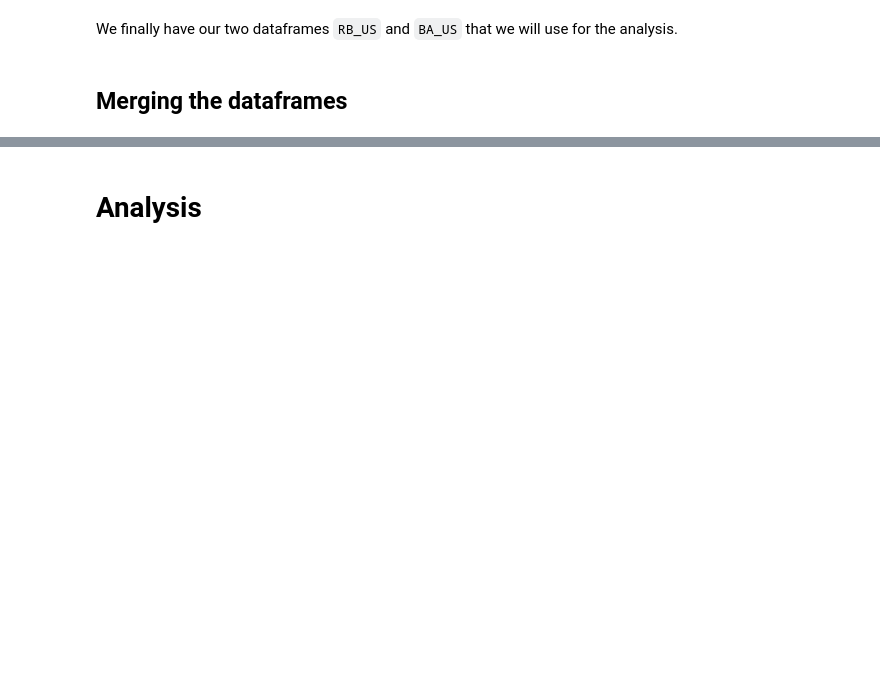
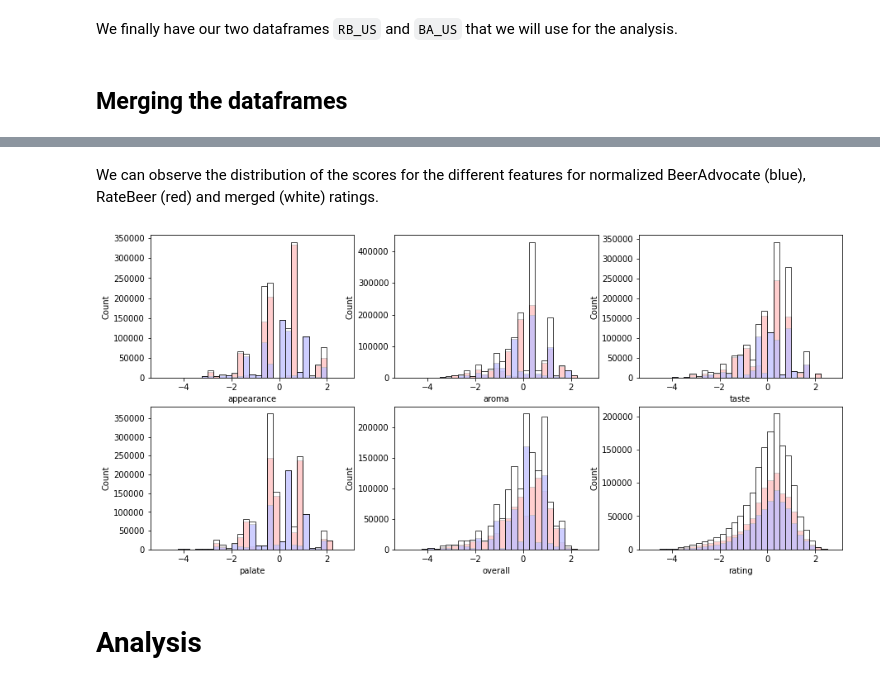
Before and after one commit to epfl-ada/ada-2022-project-datalcoholic, a Jupyter notebook: datalcholic_project.ipynb, the cells around one changed output, grey strips where cells are left out. Cells and saved outputs as stored; diff of their text form; code cells hidden in the pictures; blank space fills up the shorter version.

Commit message:
+merge RB & BA

```diff
--- a/datalcholic_project.ipynb
+++ b/datalcholic_project.ipynb
@@ -313,3 +323,49 @@ We finally have our two dataframes `RB_US` and `BA_US` that we will use for the
+# %%
+def normalize_data(df):
+    """
+    Normalize the data : compute z scores for each feature (look, smell/aroma, taste, feel/palate, overall & rating)
+    we do it for each diffrent year to take the temporal drift of the mean and variance into account
+    """
+    df['year'] = df['date'].apply(lambda x: x.year)
+    for year in df['year'].unique():
+        df_year_ = df[df['year'] == year]
+        df_year = df_year_.copy()
+        for feature in ['appearance','aroma','taste','palate','overall','rating']:
+            df_year[feature] = (df_year[feature] - df_year[feature].mean())/df_year[feature].std()
+        df.loc[df['year'] == year] = df_year
+    return df
+# %%
+# normalize the data
+RB_US_norm = normalize_data(RB_US)
+BA_US_norm = normalize_data(BA_US)
+
+# merge the two dataframes
+df_ratings = pd.concat([RB_US_norm, BA_US_norm], ignore_index=True)
+# %% [markdown]
+We can observe the distribution of the scores for the different features for normalized BeerAdvocate (blue), RateBeer (red) and merged (white) ratings.
+# %%
+fig, ax = plt.subplots(2, 3, figsize=(15, 7))
+sns.histplot(RB_US_norm['appearance'], bins=np.arange(-5, 3, 0.25), ax=ax[0,0], color='red')
+sns.histplot(BA_US_norm['appearance'], bins=np.arange(-5, 3, 0.25), ax=ax[0,0], color='blue')
+sns.histplot(df_ratings['appearance'], bins=np.arange(-5, 3, 0.25), ax=ax[0,0], color='white')
+sns.histplot(RB_US_norm['aroma'], bins=np.arange(-5, 3, 0.25), ax=ax[0,1], color='red')
+sns.histplot(BA_US_norm['aroma'], bins=np.arange(-5, 3, 0.25), ax=ax[0,1], color='blue')
+sns.histplot(df_ratings['aroma'], bins=np.arange(-5, 3, 0.25), ax=ax[0,1], color='white')
+sns.histplot(RB_US_norm['taste'], bins=np.arange(-5, 3, 0.25), ax=ax[0,2], color='red')
+sns.histplot(BA_US_norm['taste'], bins=np.arange(-5, 3, 0.25), ax=ax[0,2], color='blue')
+sns.histplot(df_ratings['taste'], bins=np.arange(-5, 3, 0.25), ax=ax[0,2], color='white')
+sns.histplot(RB_US_norm['palate'], bins=np.arange(-5, 3, 0.25), ax=ax[1,0], color='red')
+sns.histplot(BA_US_norm['palate'], bins=np.arange(-5, 3, 0.25), ax=ax[1,0], color='blue')
+sns.histplot(df_ratings['palate'], bins=np.arange(-5, 3, 0.25), ax=ax[1,0], color='white')
+sns.histplot(RB_US_norm['overall'], bins=np.arange(-5, 3, 0.25), ax=ax[1,1], color='red')
+sns.histplot(BA_US_norm['overall'], bins=np.arange(-5, 3, 0.25), ax=ax[1,1], color='blue')
+sns.histplot(df_ratings['overall'], bins=np.arange(-5, 3, 0.25), ax=ax[1,1], color='white')
+sns.histplot(RB_US_norm['rating'], bins=np.arange(-5, 3, 0.25), ax=ax[1,2], color='red')
+sns.histplot(BA_US_norm['rating'], bins=np.arange(-5, 3, 0.25), ax=ax[1,2], color='blue')
+sns.histplot(df_ratings['rating'], bins=np.arange(-5, 3, 0.25), ax=ax[1,2], color='white')
+plt.show()
+# %% [output]
+[figure, added]
 # %% [markdown]
 # Analysis
 # %% [markdown]
```
Also changed, not shown: parts of 2 cells of this notebook.
